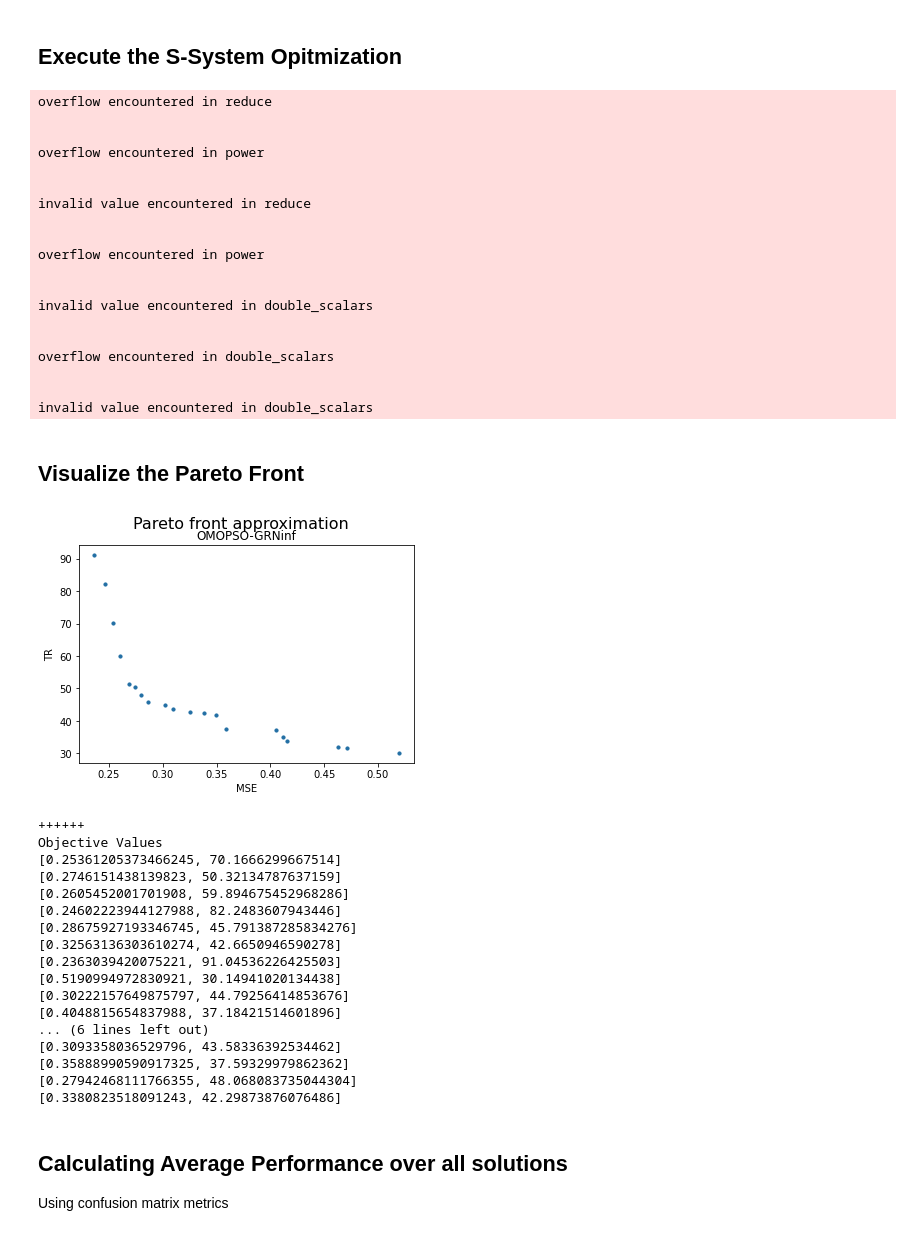
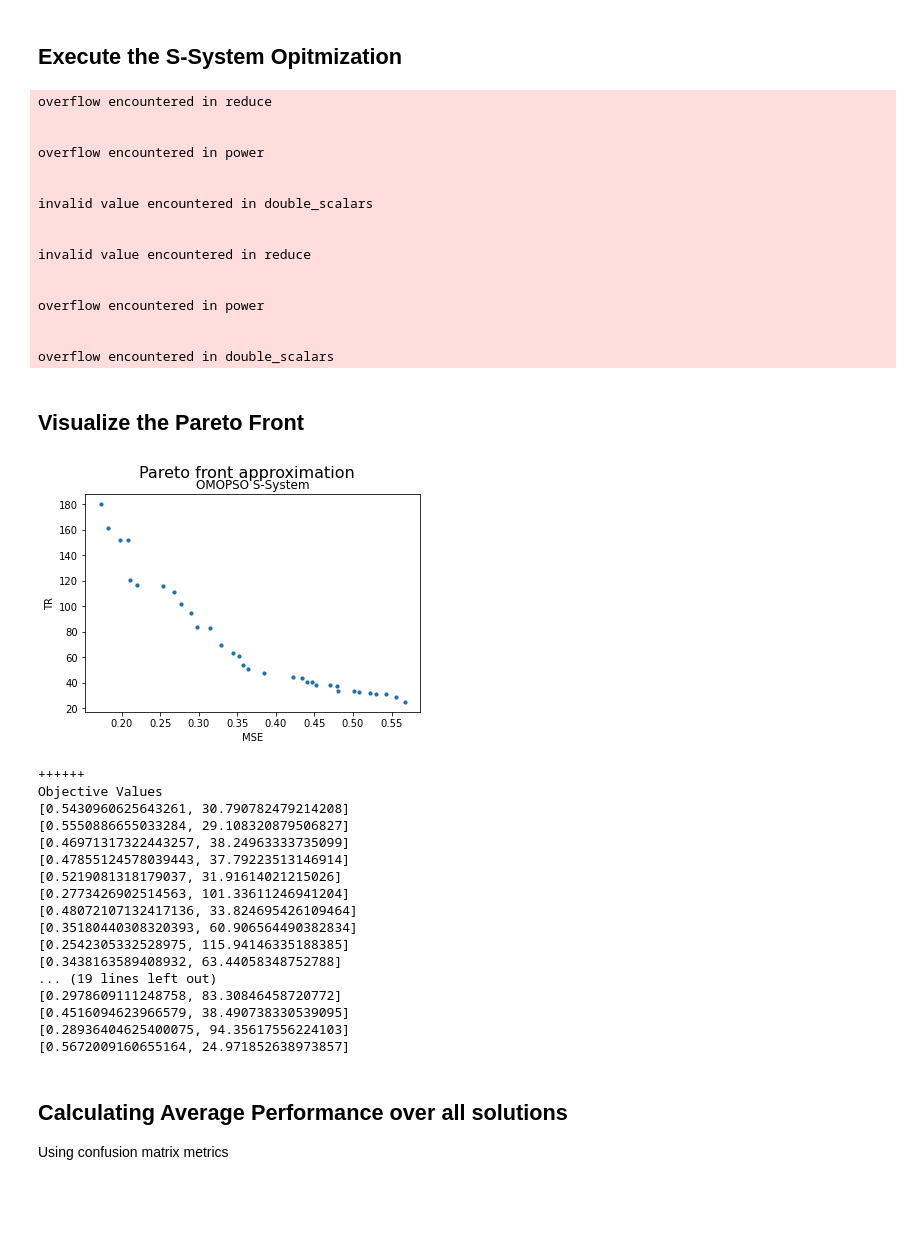
Before and after one commit to thomasngh/aci_grn_inference, a Jupyter notebook: ACI_GRN_implementation_FINAL.ipynb, the cells around one changed output. Cells and saved outputs as stored; diff of their text form; code cells hidden in the pictures; blank space fills up the shorter version.

```diff
--- a/ACI_GRN_implementation_FINAL.ipynb
+++ b/ACI_GRN_implementation_FINAL.ipynb
@@ -500,7 +492,7 @@ Using the defined Problem Models with the jMetal OMOPSO algorithm
 # %% [markdown]
 ## Execute the S-System Opitmization
 # %%
-problem = GRNinfSS(number_of_genes = 8, extra_vars = 2, timepoints = timepoints, actualExpressionGeneInd = actualExpressionGeneInd, actualExpressionTimeInd = actualExpressionTimeInd, constr = True, eta = 0.00000000001) #, eta = 0.00000000001
+problem = GRNinfSS(number_of_genes = 8, extra_vars = 2, timepoints = timepoints, actualExpressionGeneInd = actualExpressionGeneInd, actualExpressionTimeInd = actualExpressionTimeInd, constr = True, eta = 0.000000000001) #, eta = 0.00000000001
 
 max_evaluations = 10000
 swarm_size = 100
@@ -524,6 +516,9 @@ overflow encountered in reduce
 
 
 overflow encountered in power
+
+
+invalid value encountered in double_scalars
 
 
 invalid value encountered in reduce
@@ -532,46 +527,40 @@ invalid value encountered in reduce
 overflow encountered in power
 
 
-invalid value encountered in double_scalars
-
-
 overflow encountered in double_scalars
-
-
-invalid value encountered in double_scalars
 # %% [markdown]
 ## Visualize the Pareto Front
 # %%
 SS_front = get_non_dominated_solutions(SS_solutions)
 
 plot_front = Plot(title='Pareto front approximation', axis_labels=['MSE', 'TR'])
-plot_front.plot(SS_front, label='OMOPSO-GRNinf')
+plot_front.plot(SS_front, label='OMOPSO S-System')
 
 #print fitness values of non-dominated solutions in the pareto front
 print("++++++")
 print("Objective Values")
 
 for sol in SS_front:
     print(sol.objectives)
 # %% [output]
-[figure, old version]
+[figure, new version]
 ++++++
 Objective Values
-[0.25361205373466245, 70.1666299667514]
-[0.2746151438139823, 50.32134787637159]
-[0.2605452001701908, 59.894675452968286]
-[0.24602223944127988, 82.2483607943446]
-[0.28675927193346745, 45.791387285834276]
-[0.32563136303610274, 42.6650946590278]
-[0.2363039420075221, 91.04536226425503]
-[0.5190994972830921, 30.14941020134438]
-[0.30222157649875797, 44.79256414853676]
-[0.4048815654837988, 37.18421514601896]
-... (6 lines left out)
-[0.3093358036529796, 43.58336392534462]
-[0.35888990590917325, 37.59329979862362]
-[0.27942468111766355, 48.068083735044304]
-[0.3380823518091243, 42.29873876076486]
+[0.5430960625643261, 30.790782479214208]
+[0.5550886655033284, 29.108320879506827]
+[0.46971317322443257, 38.24963333735099]
+[0.47855124578039443, 37.79223513146914]
+[0.5219081318179037, 31.91614021215026]
+[0.2773426902514563, 101.33611246941204]
+[0.48072107132417136, 33.824695426109464]
+[0.35180440308320393, 60.906564490382834]
+[0.2542305332528975, 115.94146335188385]
+[0.3438163589408932, 63.44058348752788]
+... (19 lines left out)
+[0.2978609111248758, 83.30846458720772]
+[0.4516094623966579, 38.490738330539095]
+[0.28936404625400075, 94.35617556224103]
+[0.5672009160655164, 24.971852638973857]
 # %% [markdown]
 ## Calculating Average Performance over all solutions
 
```
Also changed, not shown: parts of 8 cells of this notebook.
